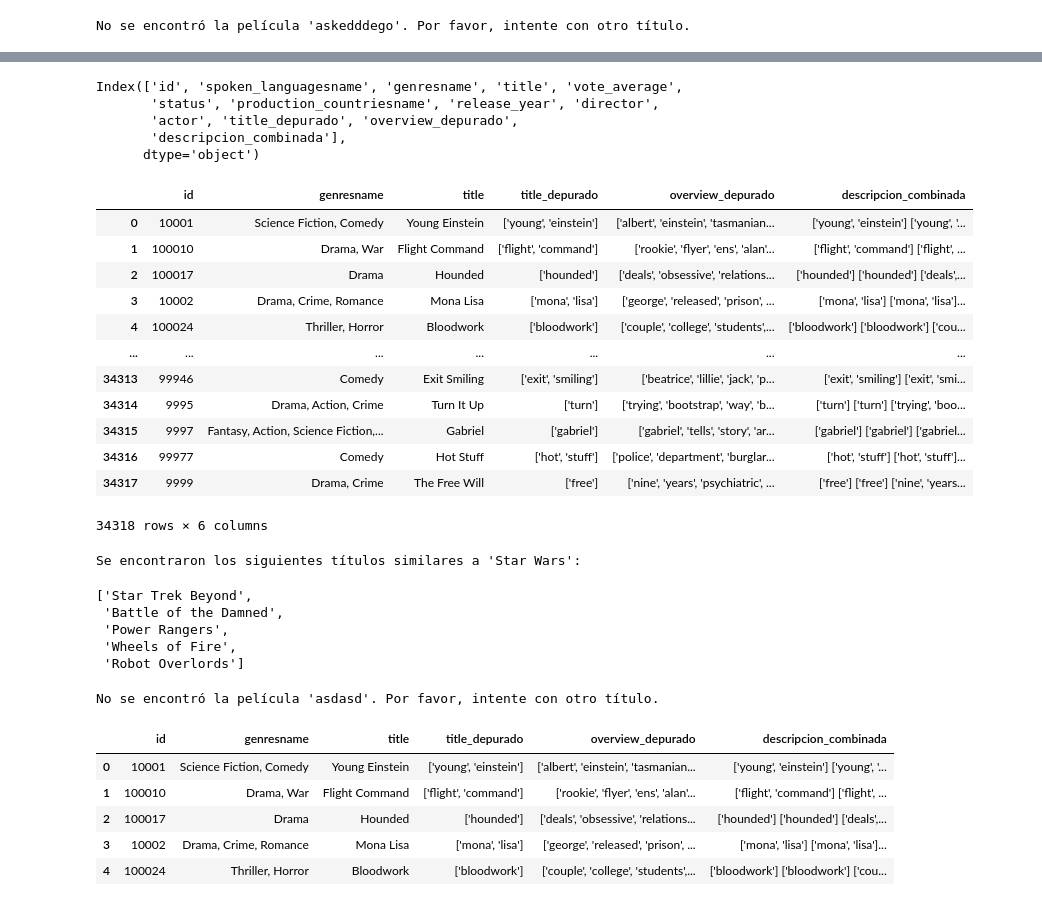
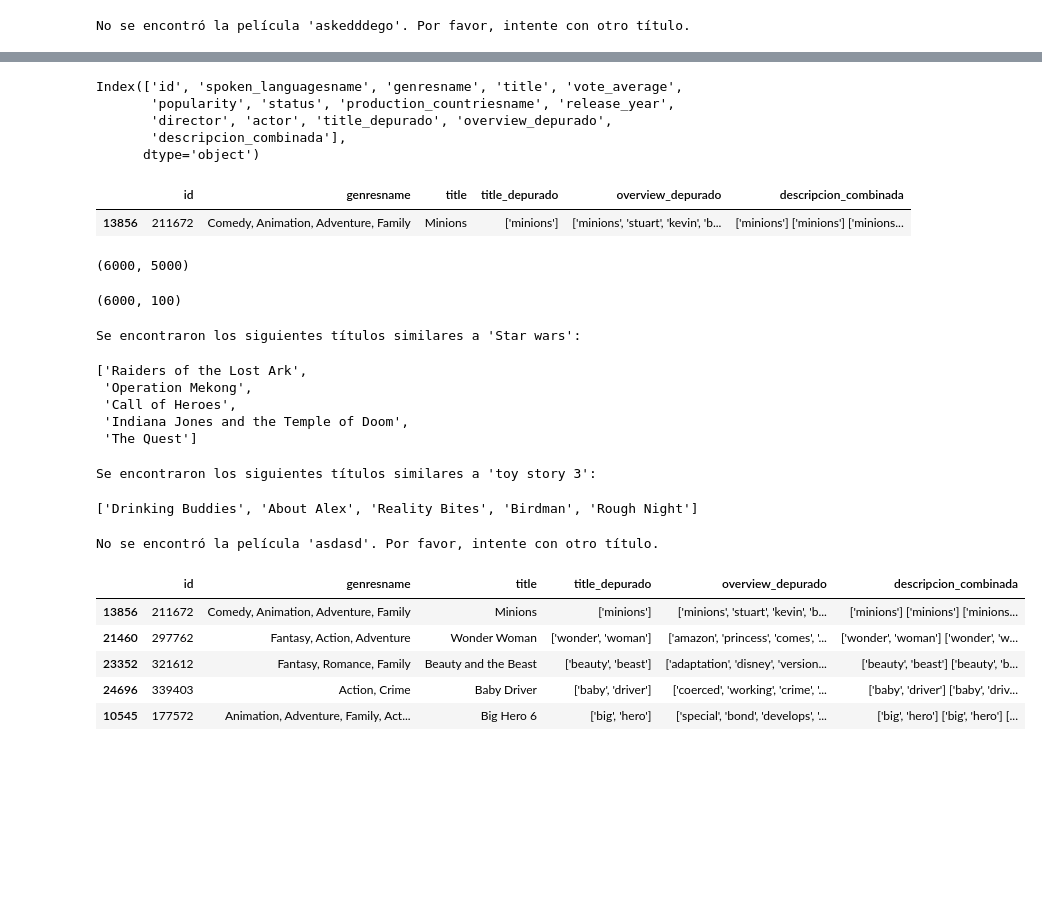
Before and after one commit to gastorellano/Proyect_MLOps, a Jupyter notebook: Notebooks/sistema_recomendacion.ipynb, the cells around one changed output, grey strips where cells are left out. Drawn from its saved outputs; the diff is of its cells as text; code cells hidden in the pictures; blank space fills up the shorter version.

```diff
--- a/Notebooks/sistema_recomendacion.ipynb
+++ b/Notebooks/sistema_recomendacion.ipynb
@@ -170,9 +192,9 @@ Vamos a reducir el dataset sólo a los elementos necesarios para el sistema de r
 # %%
-df.columns
+df_top.columns
 # %% [output]
 Index(['id', 'spoken_languagesname', 'genresname', 'title', 'vote_average',
-       'status', 'production_countriesname', 'release_year', 'director',
-       'actor', 'title_depurado', 'overview_depurado',
+       'popularity', 'status', 'production_countriesname', 'release_year',
+       'director', 'actor', 'title_depurado', 'overview_depurado',
        'descripcion_combinada'],
       dtype='object')
 # %%
@@ -180,16 +202,20 @@ columnas_out = ['spoken_languagesname', 'vote_average', 'status', 'production_co
-# %%
-df
-# %% [output]
-|  | id | genresname | title | title_depurado | overview_depurado | descripcion_combinada |
-| 0 | 10001 | Science Fiction, Comedy | Young Einstein | ['young', 'einstein'] | ['albert', 'einstein', 'tasmanian... | ['young', 'einstein'] ['young', '... |
-| 1 | 100010 | Drama, War | Flight Command | ['flight', 'command'] | ['rookie', 'flyer', 'ens', 'alan'... | ['flight', 'command'] ['flight', ... |
-| 2 | 100017 | Drama | Hounded | ['hounded'] | ['deals', 'obsessive', 'relations... | ['hounded'] ['hounded'] ['deals',... |
-| 3 | 10002 | Drama, Crime, Romance | Mona Lisa | ['mona', 'lisa'] | ['george', 'released', 'prison', ... | ['mona', 'lisa'] ['mona', 'lisa']... |
-| 4 | 100024 | Thriller, Horror | Bloodwork | ['bloodwork'] | ['couple', 'college', 'students',... | ['bloodwork'] ['bloodwork'] ['cou... |
-| ... | ... | ... | ... | ... | ... | ... |
-| 34313 | 99946 | Comedy | Exit Smiling | ['exit', 'smiling'] | ['beatrice', 'lillie', 'jack', 'p... | ['exit', 'smiling'] ['exit', 'smi... |
-| 34314 | 9995 | Drama, Action, Crime | Turn It Up | ['turn'] | ['trying', 'bootstrap', 'way', 'b... | ['turn'] ['turn'] ['trying', 'boo... |
-| 34315 | 9997 | Fantasy, Action, Science Fiction,... | Gabriel | ['gabriel'] | ['gabriel', 'tells', 'story', 'ar... | ['gabriel'] ['gabriel'] ['gabriel... |
-| 34316 | 99977 | Comedy | Hot Stuff | ['hot', 'stuff'] | ['police', 'department', 'burglar... | ['hot', 'stuff'] ['hot', 'stuff']... |
-| 34317 | 9999 | Drama, Crime | The Free Will | ['free'] | ['nine', 'years', 'psychiatric', ... | ['free'] ['free'] ['nine', 'years... |
-34318 rows × 6 columns
+# %%
+df_top=df_top.drop(columnas_out, axis=1)
+df_top.head(1)
+# %% [output]
+|  | id | genresname | title | title_depurado | overview_depurado | descripcion_combinada |
+| 13856 | 211672 | Comedy, Animation, Adventure, Family | Minions | ['minions'] | ['minions', 'stuart', 'kevin', 'b... | ['minions'] ['minions'] ['minions... |
+# %%
+# Vectorización utilizando TF-IDF con stop words en inglés y español
+vectorizacion = TfidfVectorizer(stop_words=stopwords_todas, max_features=5000) #Se definen los paráemetros para convertir el texto en una matriz.
+matrizTFIDF = vectorizacion.fit_transform(df_top['descripcion_combinada']) #Se crea una matriz TF-IDF sobre la columna "descripción combinada"
+print(matrizTFIDF.shape) #dimensiones de la matriz
+# %% [output]
+(6000, 5000)
+# %%
+# Realizamos la reducción de dimensionalidad
+val_singulares = TruncatedSVD(n_components=100) #Se reduce la dimensionalidad de la matriz a 100 dimensiones, basándose en los valores singulares más altos.
+matriz_sing = val_singulares.fit_transform(matrizTFIDF)#Aplica el ajuste y la transformación a la matriz TF-IDF
+print(matriz_sing.shape) #Nuevas dimensiones sobre los valores singulares más importantes
+# %% [output]
+(6000, 100)
@@ -212,13 +246,19 @@ def recomendacion(title, df=df, similitud_coseno=similitud_coseno):
 # %%
-test4= recomendacion('Star Wars')
+test4= recomendacion('Star wars')
 test4
 # %% [output]
-Se encontraron los siguientes títulos similares a 'Star Wars':
+Se encontraron los siguientes títulos similares a 'Star wars':
-['Star Trek Beyond',
- 'Battle of the Damned',
- 'Power Rangers',
- 'Wheels of Fire',
- 'Robot Overlords']
+['Raiders of the Lost Ark',
+ 'Operation Mekong',
+ 'Call of Heroes',
+ 'Indiana Jones and the Temple of Doom',
+ 'The Quest']
+# %%
+test5=recomendacion('toy story 3')
+test5
+# %% [output]
+Se encontraron los siguientes títulos similares a 'toy story 3':
+['Drinking Buddies', 'About Alex', 'Reality Bites', 'Birdman', 'Rough Night']
 # %%
 test_error2=recomendacion('asdasd')
 test_error2
@@ -229,10 +269,10 @@ df.to_parquet(r'C:\Users\GASTON\Desktop\PI1\DATArecomendacion.parquet',index=Tru
 # %%
-prueba = pd.read_parquet(r'C:\Users\GASTON\Desktop\PI1\DATArecomendacion.parquet')
+prueba = pd.read_parquet(r'C:\Users\GASTON\Desktop\PI1\DATA\recomendacion.parquet')
 prueba.head()
 # %% [output]
 |  | id | genresname | title | title_depurado | overview_depurado | descripcion_combinada |
-| 0 | 10001 | Science Fiction, Comedy | Young Einstein | ['young', 'einstein'] | ['albert', 'einstein', 'tasmanian... | ['young', 'einstein'] ['young', '... |
-| 1 | 100010 | Drama, War | Flight Command | ['flight', 'command'] | ['rookie', 'flyer', 'ens', 'alan'... | ['flight', 'command'] ['flight', ... |
-| 2 | 100017 | Drama | Hounded | ['hounded'] | ['deals', 'obsessive', 'relations... | ['hounded'] ['hounded'] ['deals',... |
-| 3 | 10002 | Drama, Crime, Romance | Mona Lisa | ['mona', 'lisa'] | ['george', 'released', 'prison', ... | ['mona', 'lisa'] ['mona', 'lisa']... |
-| 4 | 100024 | Thriller, Horror | Bloodwork | ['bloodwork'] | ['couple', 'college', 'students',... | ['bloodwork'] ['bloodwork'] ['cou... |
+| 13856 | 211672 | Comedy, Animation, Adventure, Family | Minions | ['minions'] | ['minions', 'stuart', 'kevin', 'b... | ['minions'] ['minions'] ['minions... |
+| 21460 | 297762 | Fantasy, Action, Adventure | Wonder Woman | ['wonder', 'woman'] | ['amazon', 'princess', 'comes', '... | ['wonder', 'woman'] ['wonder', 'w... |
+| 23352 | 321612 | Fantasy, Romance, Family | Beauty and the Beast | ['beauty', 'beast'] | ['adaptation', 'disney', 'version... | ['beauty', 'beast'] ['beauty', 'b... |
+| 24696 | 339403 | Action, Crime | Baby Driver | ['baby', 'driver'] | ['coerced', 'working', 'crime', '... | ['baby', 'driver'] ['baby', 'driv... |
+| 10545 | 177572 | Animation, Adventure, Family, Act... | Big Hero 6 | ['big', 'hero'] | ['special', 'bond', 'develops', '... | ['big', 'hero'] ['big', 'hero'] [... |
```
Also changed, not shown: parts of 15 cells of this notebook, 5 other files.
